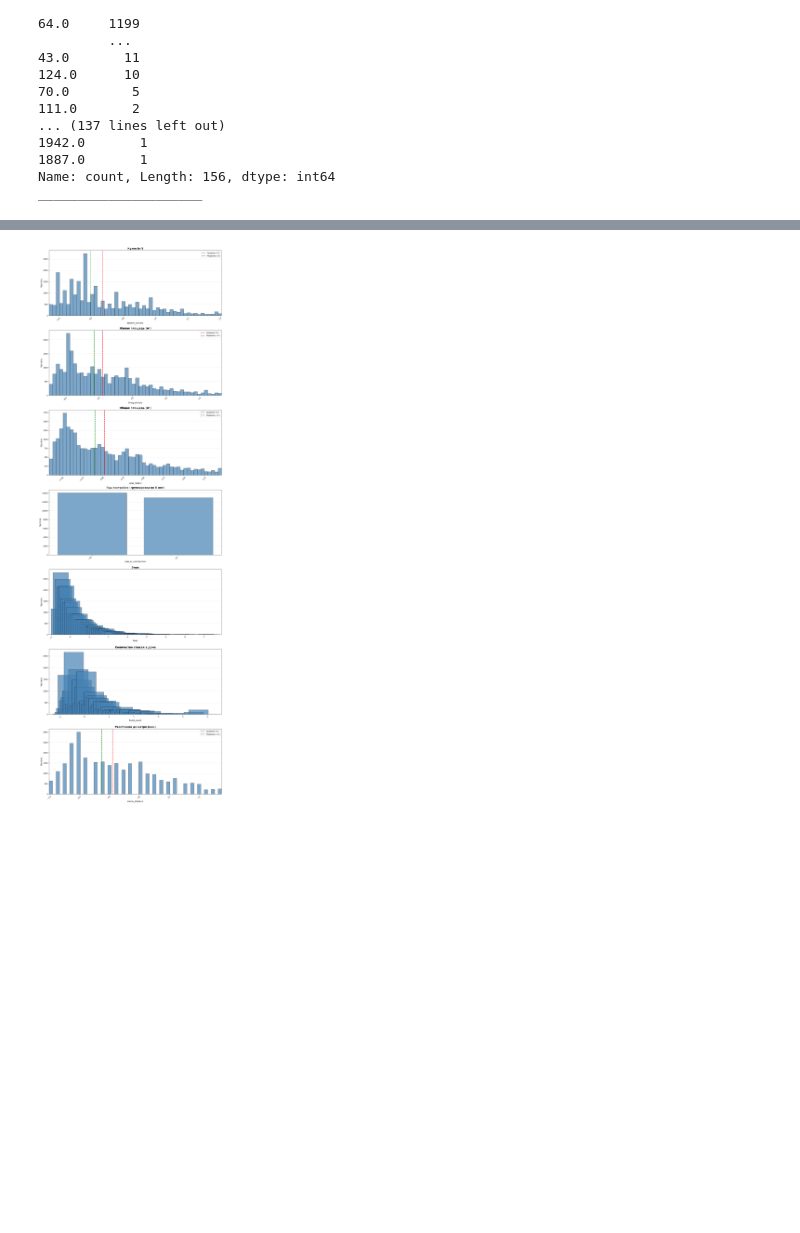
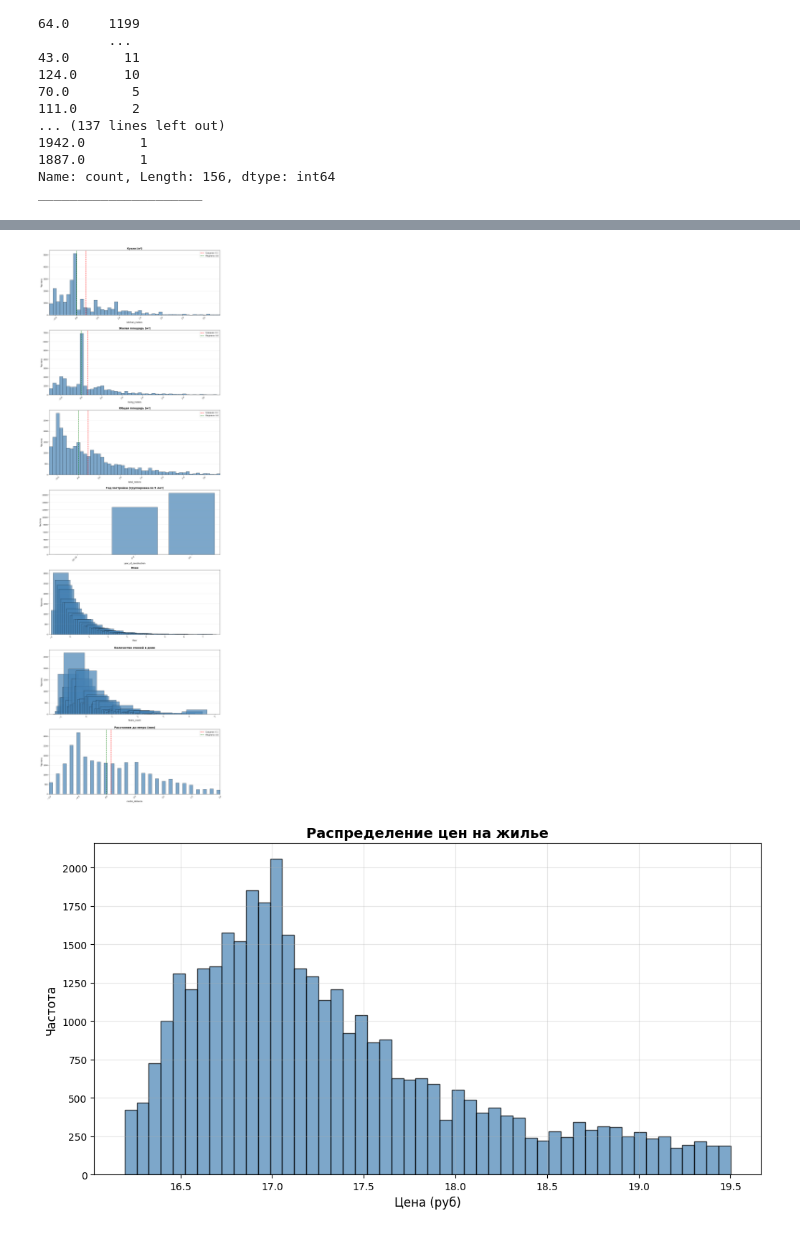
Before and after one commit to KoraliR/Kurs, a Jupyter notebook: Kurs_true.ipynb, the cells around one changed output, grey strips where cells are left out. Saved outputs shown, nothing was run; the diff lists cells and outputs as text; code cells hidden in the pictures; blank space fills up the shorter version.

```diff
--- a/Kurs_true.ipynb
+++ b/Kurs_true.ipynb
@@ -179,8 +175,16 @@ Name: count, Length: 156, dtype: int64
 _____________________
 # %%
 df = pd.get_dummies(df, columns=["district"])
+# %%
+q1 = df['price'].quantile(0.01)
+q99 = df['price'].quantile(0.95)
+
+df = df[(df['price'] >= q1) & (df['price'] <= q99)]
 # %%
 y = df['price']
+
+y = np.log1p(y)
+
 df.drop(columns=['price'], inplace=True)
 X = df
 X_train, X_test, y_train, y_test = train_test_split(X, y, test_size=0.2, random_state=0)
@@ -198,7 +202,13 @@ X_train_scaled[cols_to_scale] = scaler.fit_transform(X_train[cols_to_scale])
 X_test_scaled = X_test.copy()
 X_test_scaled[cols_to_scale] = scaler.transform(X_test[cols_to_scale])
 # %%
-imputer = KNNImputer().set_output(transform="pandas")
+from sklearn.impute import SimpleImputer
+
+# imputer = KNNImputer().set_output(transform="pandas")
+# X_train_imputed = imputer.fit_transform(X_train_scaled)
+# X_test_imputed = imputer.transform(X_test_scaled)
+
+imputer = SimpleImputer(strategy='median').set_output(transform="pandas")
 X_train_imputed = imputer.fit_transform(X_train_scaled)
 X_test_imputed = imputer.transform(X_test_scaled)
 # %%
@@ -300,9 +310,16 @@ def visual(df):
     plt.show()
 
 
-
-
+def visual_y(y):
+    plt.figure(figsize=(12, 6))
+    plt.hist(y, bins=50, edgecolor='black', alpha=0.7, color='steelblue')
+    plt.title('Распределение цен на жилье', fontsize=14, fontweight='bold')
+    plt.xlabel('Цена (руб)', fontsize=12)
+    plt.ylabel('Частота', fontsize=12)
+    plt.grid(True, alpha=0.3)
+    plt.show()
 
 
 visual(X_train_imputed)
+visual_y(y)
 # %% [output]
@@ -332,7 +330,9 @@ columns = ['kitchen_meters', 'living_meters', 'total_meters', 'year_of_construct
 # %%
 visual(X_train_imputed)
+visual_y(y)
 # %% [output]
-[figure, old version]
+[figure, new version]
+[figure, added]
 # %%
 
 
```
Also changed, not shown: parts of 7 cells of this notebook.
